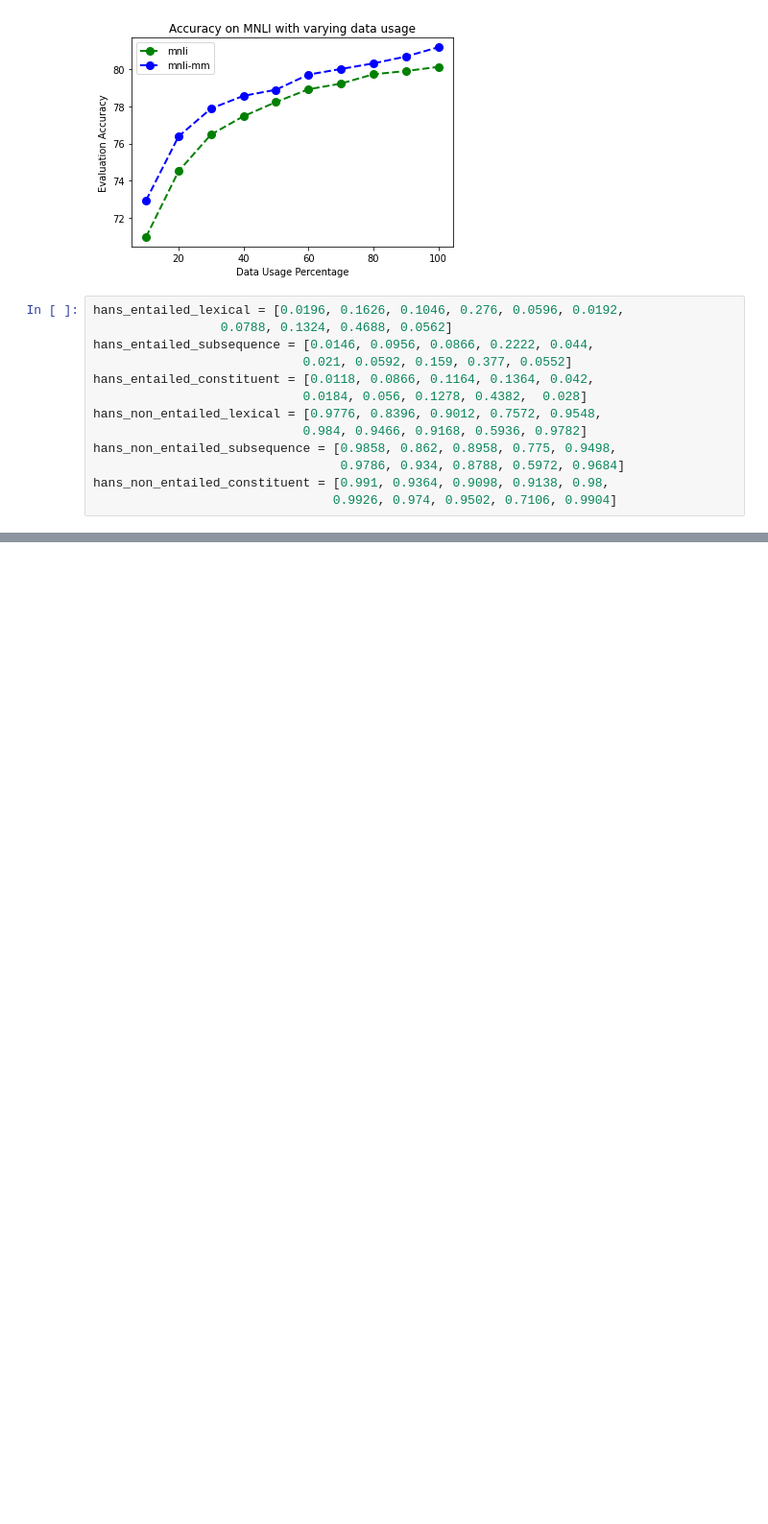
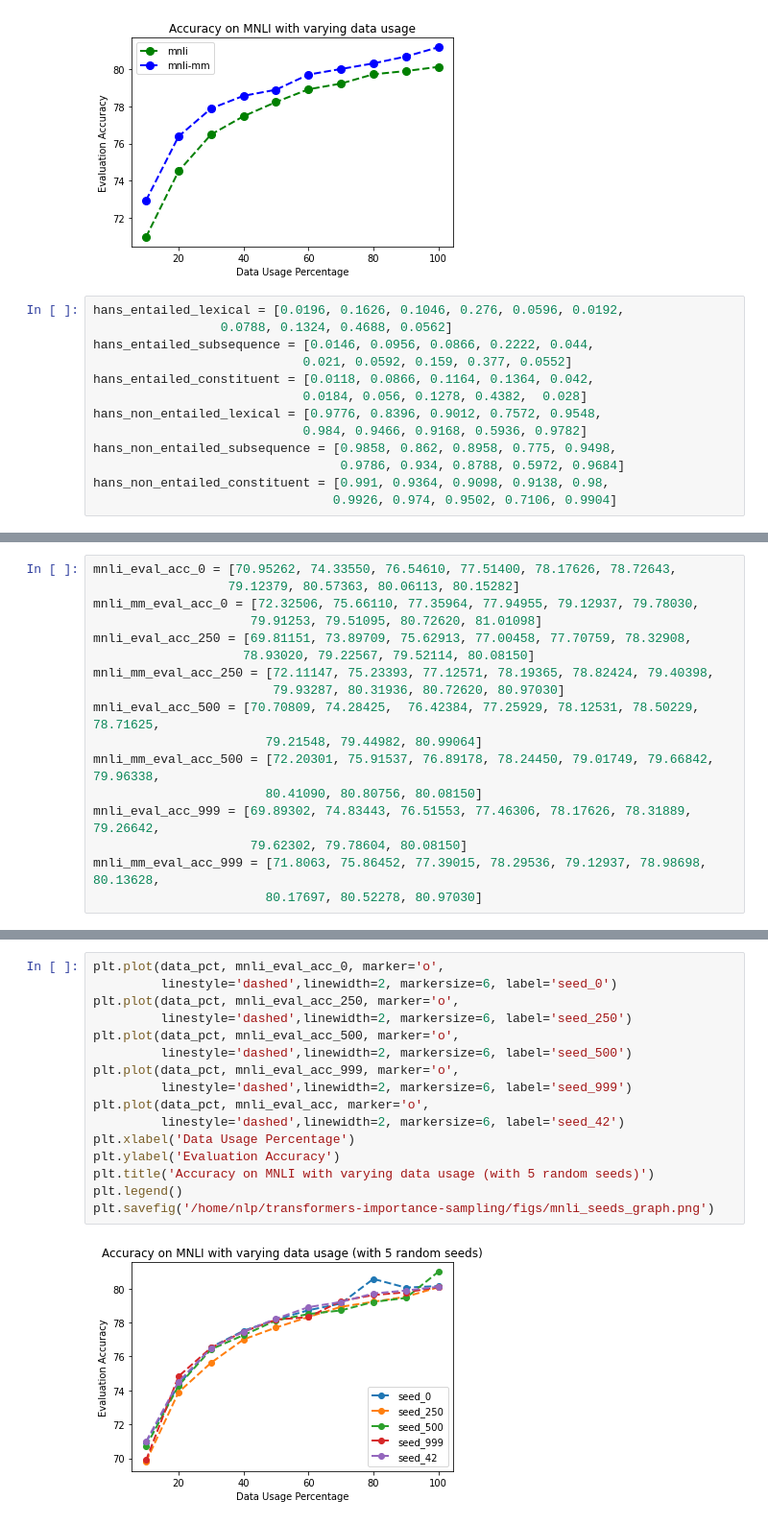
Before and after one commit to prajjwal1/generalize_lm_nli, a Jupyter notebook: nbs/graph_plots.ipynb, the cells around one changed output, grey strips where cells are left out. Shown at 96% size. Cells and saved outputs as stored; diff of their text form; blank space fills up the shorter version.

```diff
--- a/nbs/graph_plots.ipynb
+++ b/nbs/graph_plots.ipynb
@@ -64,0 +71,17 @@ plt.savefig('/home/nlp/transformers-importance-sampling/figs/hans_non_entailed.p
+# %%
+mnli_eval_acc_0 = [70.95262, 74.33550, 76.54610, 77.51400, 78.17626, 78.72643,
+                  79.12379, 80.57363, 80.06113, 80.15282]
+mnli_mm_eval_acc_0 = [72.32506, 75.66110, 77.35964, 77.94955, 79.12937, 79.78030,
+                     79.91253, 79.51095, 80.72620, 81.01098]
+mnli_eval_acc_250 = [69.81151, 73.89709, 75.62913, 77.00458, 77.70759, 78.32908,
+                    78.93020, 79.22567, 79.52114, 80.08150]
+mnli_mm_eval_acc_250 = [72.11147, 75.23393, 77.12571, 78.19365, 78.82424, 79.40398,
+                        79.93287, 80.31936, 80.72620, 80.97030]
+mnli_eval_acc_500 = [70.70809, 74.28425,  76.42384, 77.25929, 78.12531, 78.50229, 78.71625,
+                       79.21548, 79.44982, 80.99064]
+mnli_mm_eval_acc_500 = [72.20301, 75.91537, 76.89178, 78.24450, 79.01749, 79.66842, 79.96338,
+                       80.41090, 80.80756, 80.08150]
+mnli_eval_acc_999 = [69.89302, 74.83443, 76.51553, 77.46306, 78.17626, 78.31889, 79.26642,
+                     79.62302, 79.78604, 80.08150]
+mnli_mm_eval_acc_999 = [71.8063, 75.86452, 77.39015, 78.29536, 79.12937, 78.98698, 80.13628,
+                       80.17697, 80.52278, 80.97030]
@@ -64,0 +140,18 @@ plt.savefig('/home/nlp/transformers-importance-sampling/figs/hans_non_entailed.p
+# %%
+plt.plot(data_pct, mnli_eval_acc_0, marker='o',
+         linestyle='dashed',linewidth=2, markersize=6, label='seed_0')
+plt.plot(data_pct, mnli_eval_acc_250, marker='o',
+         linestyle='dashed',linewidth=2, markersize=6, label='seed_250')
+plt.plot(data_pct, mnli_eval_acc_500, marker='o',
+         linestyle='dashed',linewidth=2, markersize=6, label='seed_500')
+plt.plot(data_pct, mnli_eval_acc_999, marker='o',
+         linestyle='dashed',linewidth=2, markersize=6, label='seed_999')
+plt.plot(data_pct, mnli_eval_acc, marker='o',
+         linestyle='dashed',linewidth=2, markersize=6, label='seed_42')
+plt.xlabel('Data Usage Percentage')
+plt.ylabel('Evaluation Accuracy')
+plt.title('Accuracy on MNLI with varying data usage (with 5 random seeds)')
+plt.legend()
+plt.savefig('/home/nlp/transformers-importance-sampling/figs/mnli_seeds_graph.png')
+# %% [output]
+[figure, added]
```
Also changed, not shown: parts of 13 cells of this notebook, 8 other files.
